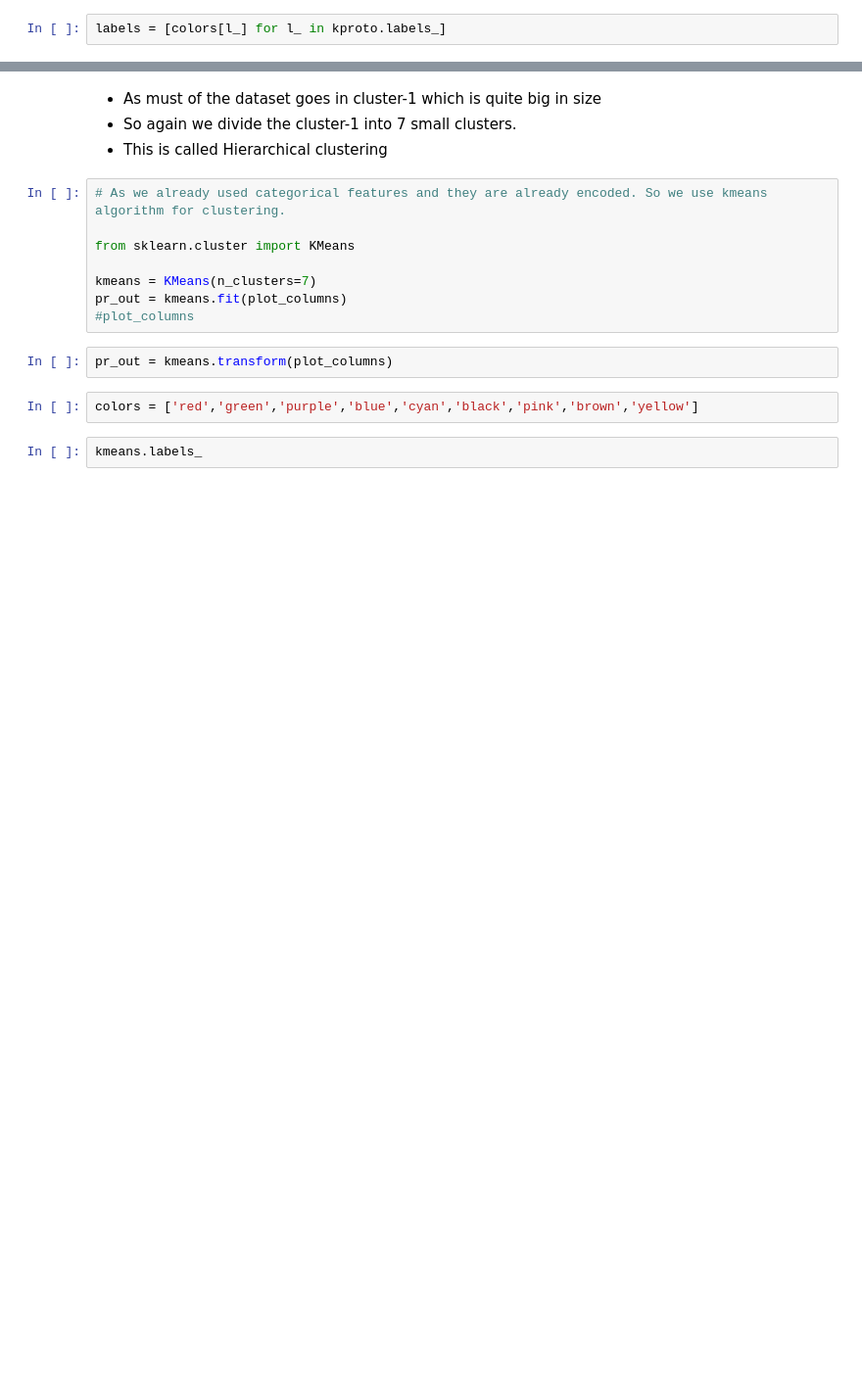
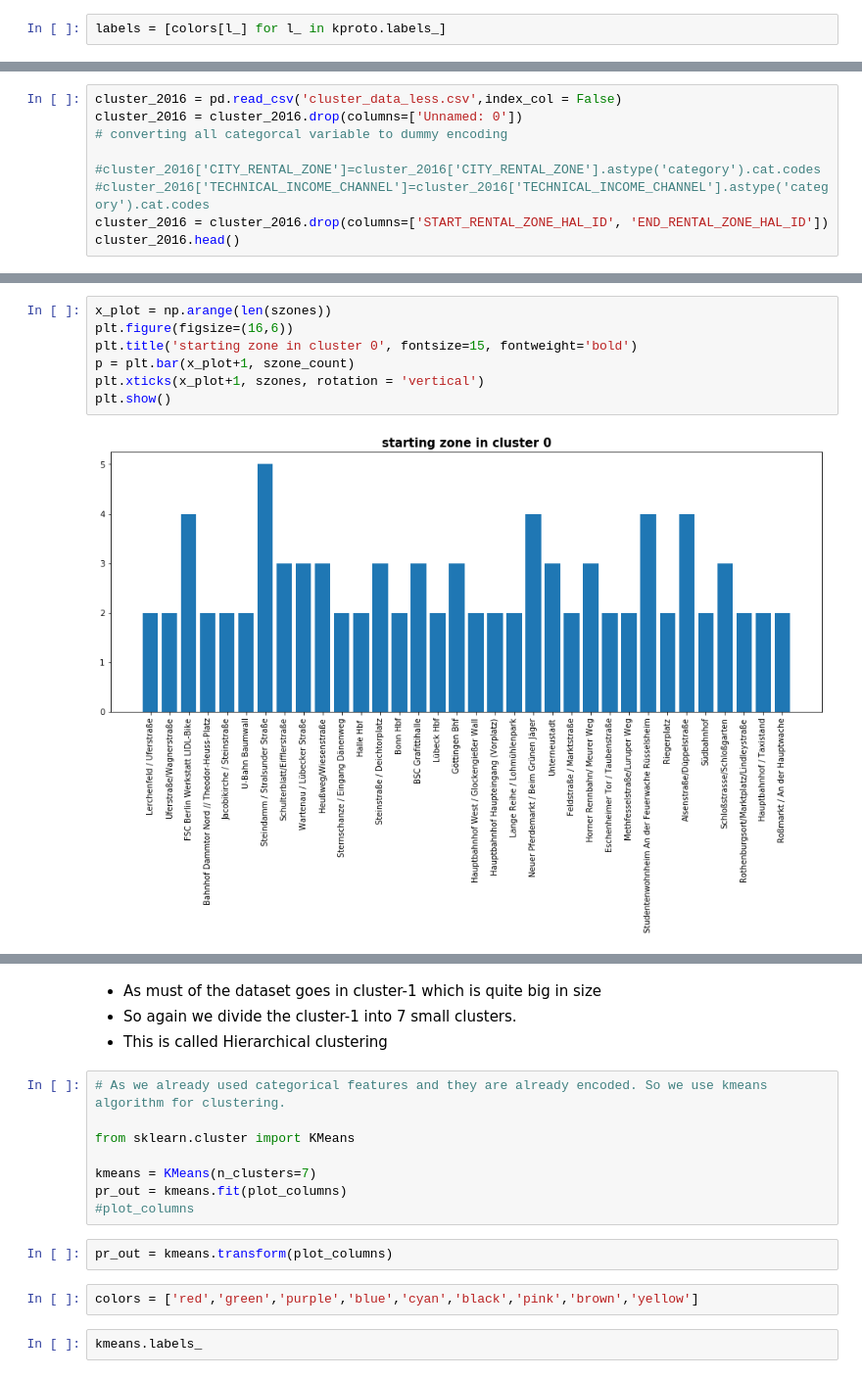
Before and after one commit to chinmaydas96/Bike_sharing, a Jupyter notebook: clustering_kproto.ipynb, the cells around one changed output, grey strips where cells are left out. Shown at 98% size. Drawn from its saved outputs; the diff is of its cells as text; blank space fills up the shorter version.

```diff
--- a/clustering_kproto.ipynb
+++ b/clustering_kproto.ipynb
@@ -224,0 +234,9 @@ dtype: int64
+# %%
+cluster_2016 = pd.read_csv('cluster_data_less.csv',index_col = False)
+cluster_2016 = cluster_2016.drop(columns=['Unnamed: 0'])
+# converting all categorcal variable to dummy encoding
+
+#cluster_2016['CITY_RENTAL_ZONE']=cluster_2016['CITY_RENTAL_ZONE'].astype('category').cat.codes
+#cluster_2016['TECHNICAL_INCOME_CHANNEL']=cluster_2016['TECHNICAL_INCOME_CHANNEL'].astype('category').cat.codes
+cluster_2016 = cluster_2016.drop(columns=['START_RENTAL_ZONE_HAL_ID', 'END_RENTAL_ZONE_HAL_ID'])
+cluster_2016.head()
@@ -224,0 +384,9 @@ dtype: int64
+# %%
+x_plot = np.arange(len(szones))
+plt.figure(figsize=(16,6))
+plt.title('starting zone in cluster 0', fontsize=15, fontweight='bold')
+p = plt.bar(x_plot+1, szone_count)
+plt.xticks(x_plot+1, szones, rotation = 'vertical')
+plt.show()
+# %% [output]
+[figure, added]
```
Also changed, not shown: parts of 96 cells of this notebook, 2 other files.
